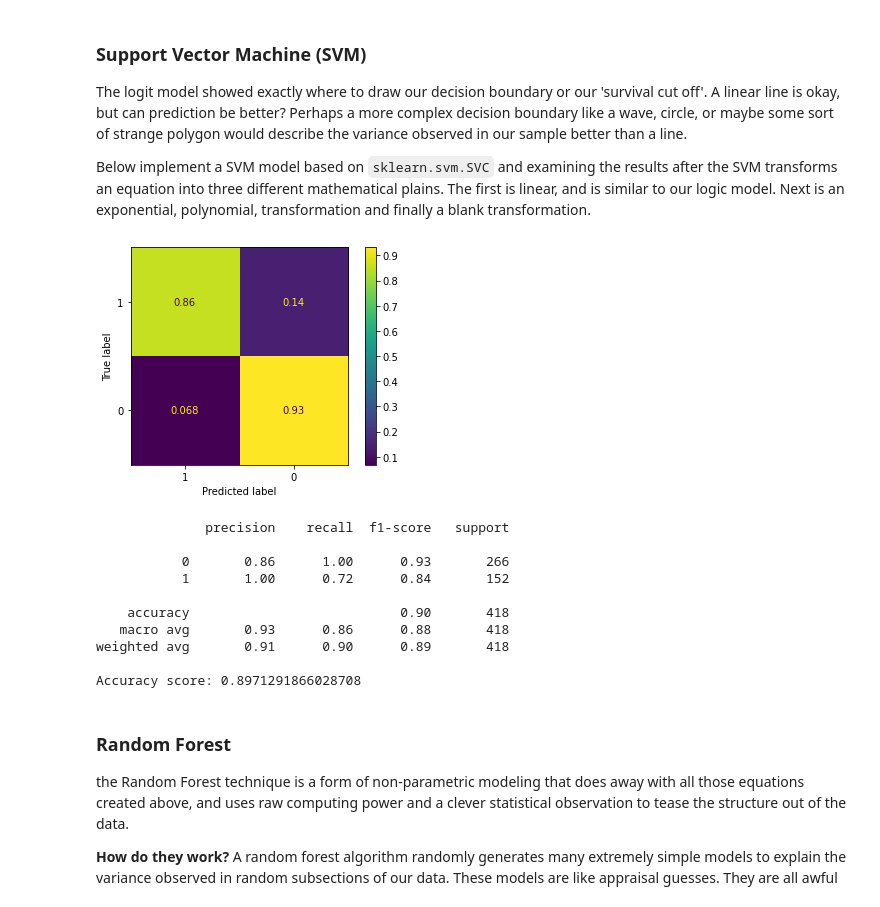
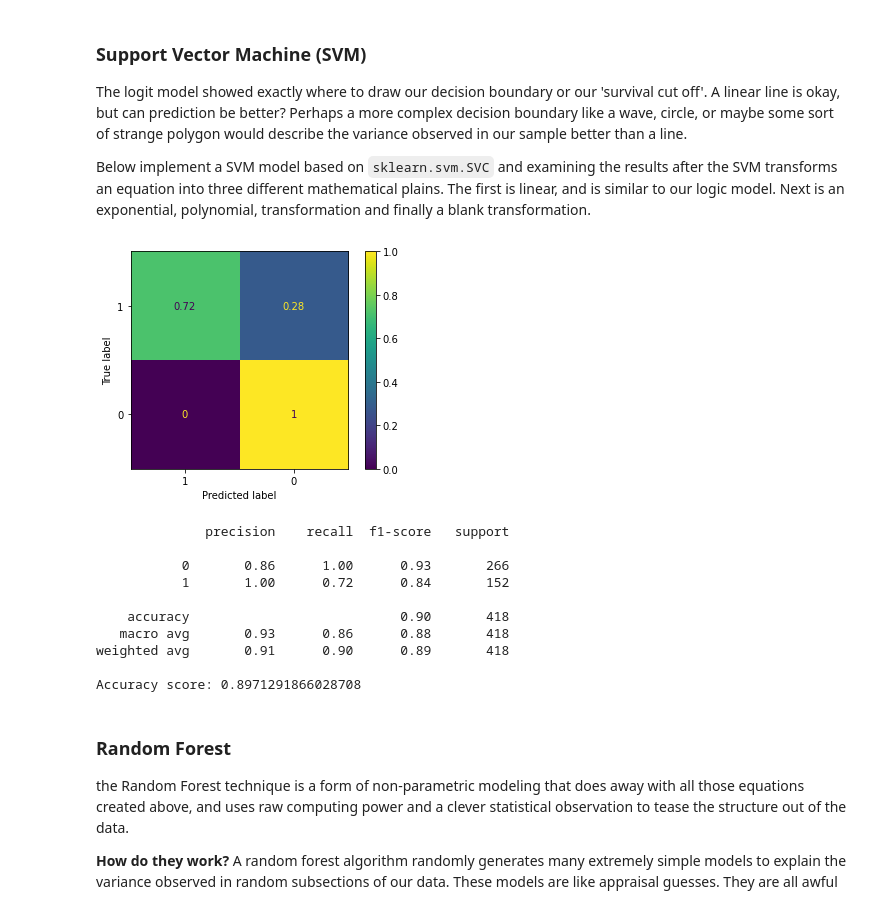
Before and after one commit to srk-practicum/2022-knu-yolo, a Jupyter notebook: Prychantovskyi/task1/Prychantovskyi_task_1.ipynb, the cells around one changed output. Cells and saved outputs as stored; diff of their text form; code cells hidden in the pictures.

```diff
--- a/Prychantovskyi/task1/Prychantovskyi_task_1.ipynb
+++ b/Prychantovskyi/task1/Prychantovskyi_task_1.ipynb
@@ -428,21 +428,21 @@ Below implement a SVM model based on `sklearn.svm.SVC` and examining the results
 # %%
 import sklearn
 from sklearn import datasets, svm
 
 model_sv = sklearn.svm.SVC(probability=True)
 model_sv.fit(x_tr, y_tr)
 prediction_sv = model_sv.predict(x_test)
 
 confusion = confusion_matrix(y_test, prediction_sv)
-ax1 = plot_confusion_matrix(model_lr, x_test, y_test, normalize = 'true', labels = [1, 0])
+ax1 = plot_confusion_matrix(model_sv, x_test, y_test, normalize = 'true', labels = [1, 0])
 plt.show()
 plt.show()
 
 print(classification_report(y_test, prediction_sv))
 
 print ("Accuracy score:", accuracy_score(y_test, prediction_sv))
 # %% [output]
-[figure, old version]
+[figure, new version]
               precision    recall  f1-score   support
 
            0       0.86      1.00      0.93       266
```
Also changed, not shown: parts of 4 cells of this notebook.
